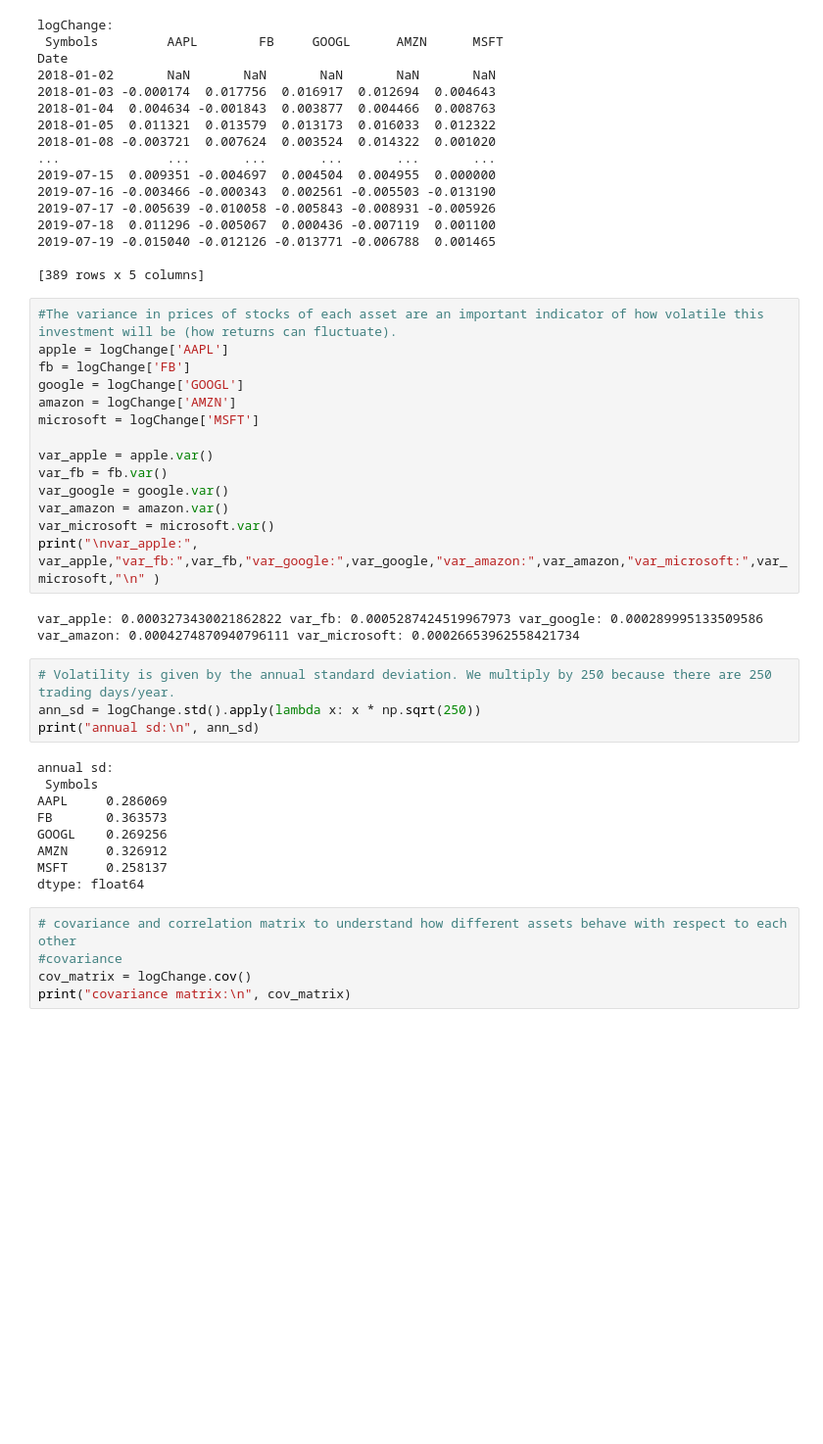
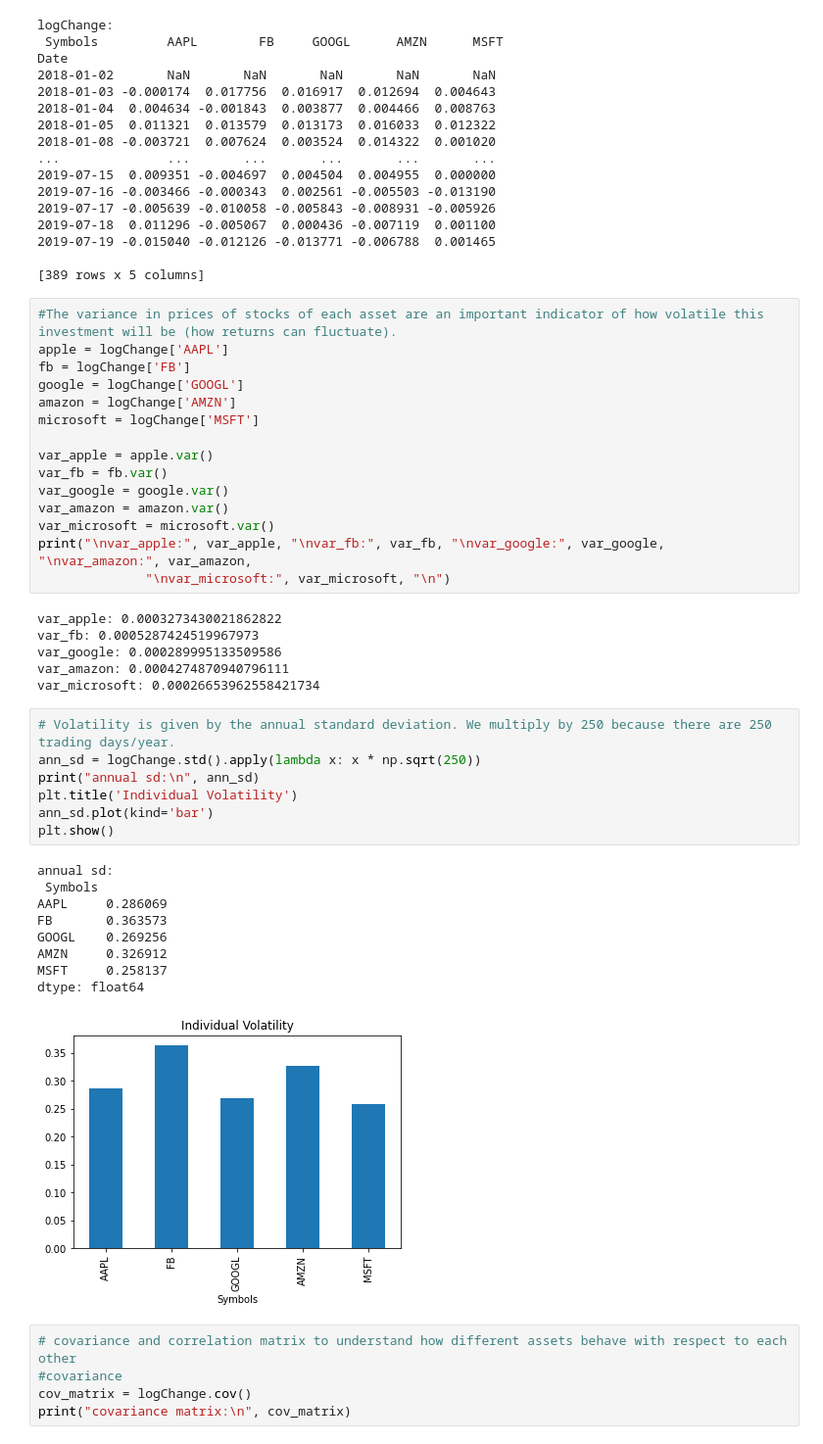
Before and after one commit to ceciliacal/modern_portfolio_theory_optimization, a Jupyter notebook: main.ipynb, the cells around one changed output. Shown at 98% size. Cells and saved outputs as stored; diff of their text form; blank space fills up the shorter version.

```diff
--- a/main.ipynb
+++ b/main.ipynb
@@ -98,22 +100,31 @@ var_fb = fb.var()
 var_google = google.var()
 var_amazon = amazon.var()
 var_microsoft = microsoft.var()
-print("\nvar_apple:", var_apple,"var_fb:",var_fb,"var_google:",var_google,"var_amazon:",var_amazon,"var_microsoft:",var_microsoft,"\n" )
+print("\nvar_apple:", var_apple, "\nvar_fb:", var_fb, "\nvar_google:", var_google, "\nvar_amazon:", var_amazon,
+              "\nvar_microsoft:", var_microsoft, "\n")
 # %% [output]
-var_apple: 0.0003273430021862822 var_fb: 0.0005287424519967973 var_google: 0.000289995133509586 var_amazon: 0.0004274870940796111 var_microsoft: 0.00026653962558421734
+var_apple: 0.0003273430021862822
+var_fb: 0.0005287424519967973
+var_google: 0.000289995133509586
+var_amazon: 0.0004274870940796111
+var_microsoft: 0.00026653962558421734
 # %%
 # Volatility is given by the annual standard deviation. We multiply by 250 because there are 250 trading days/year.
 ann_sd = logChange.std().apply(lambda x: x * np.sqrt(250))
 print("annual sd:\n", ann_sd)
+plt.title('Individual Volatility')
+ann_sd.plot(kind='bar')
+plt.show()
 # %% [output]
 annual sd:
  Symbols
 AAPL     0.286069
 FB       0.363573
 GOOGL    0.269256
 AMZN     0.326912
 MSFT     0.258137
 dtype: float64
+[figure, added]
 # %%
 # covariance and correlation matrix to understand how different assets behave with respect to each other
 #covariance
```
Also changed, not shown: parts of 11 cells of this notebook, 2 other files.
